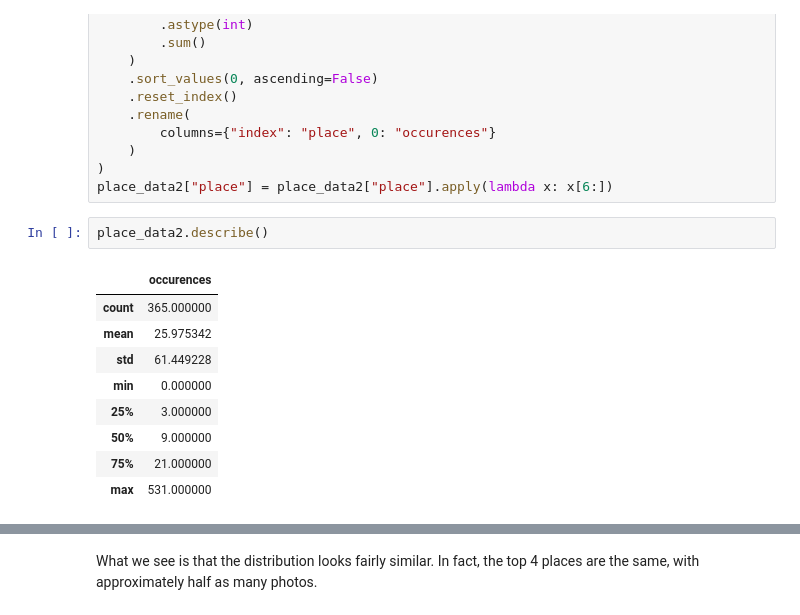
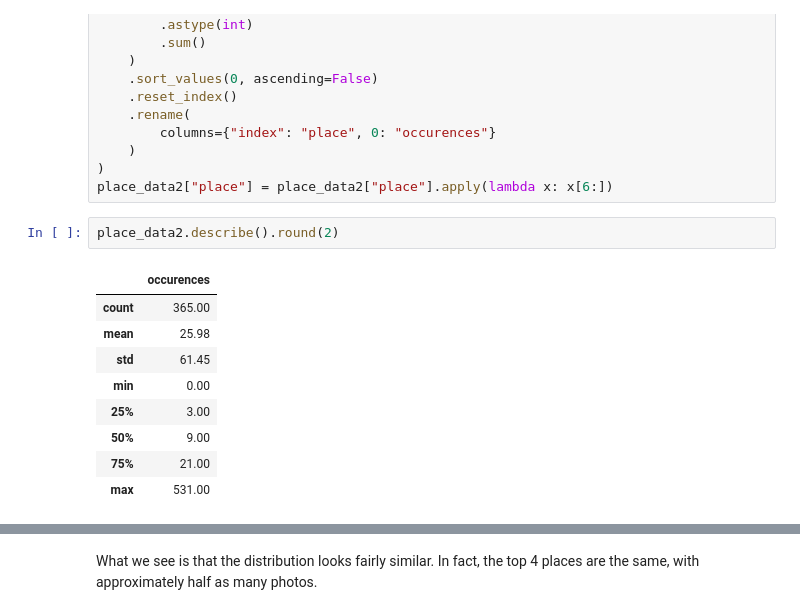
Before and after one commit to obrookes/privacy_decisions, a Jupyter notebook: augmented_feature_summary_stats.ipynb, the cells around one changed output, grey strips where cells are left out. Cells and saved outputs as stored; diff of their text form.

```diff
--- a/augmented_feature_summary_stats.ipynb
+++ b/augmented_feature_summary_stats.ipynb
@@ -110,15 +113,15 @@ place_data2 = (
 )
 place_data2["place"] = place_data2["place"].apply(lambda x: x[6:])
 # %%
-place_data2.describe()
+place_data2.describe().round(2)
 # %% [output]
 |  | occurences |
-| count | 365.000000 |
-| mean | 25.975342 |
-| std | 61.449228 |
-| min | 0.000000 |
-| 25% | 3.000000 |
-| 50% | 9.000000 |
-| 75% | 21.000000 |
-| max | 531.000000 |
+| count | 365.00 |
+| mean | 25.98 |
+| std | 61.45 |
+| min | 0.00 |
+| 25% | 3.00 |
+| 50% | 9.00 |
+| 75% | 21.00 |
+| max | 531.00 |
 # %%
```
Also changed, not shown: parts of 7 cells of this notebook.
